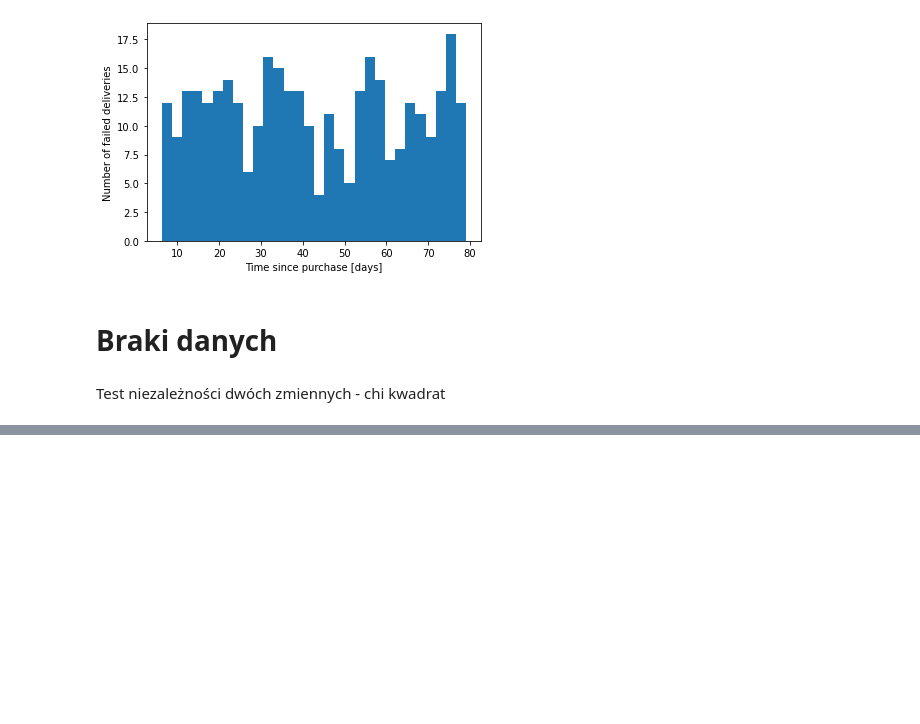
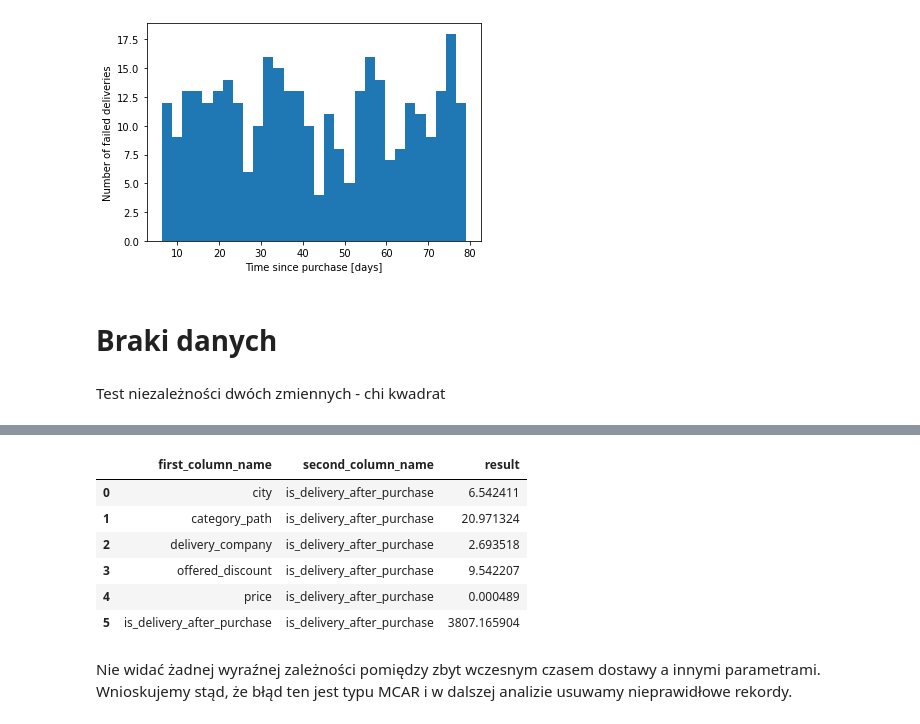
Before and after one commit to plibera/IUM_Project, a Jupyter notebook: dataAnalysis.ipynb, the cells around one changed output, grey strips where cells are left out. Cells and saved outputs as stored; diff of their text form; code cells hidden in the pictures; blank space fills up the shorter version.

```diff
--- a/dataAnalysis.ipynb
+++ b/dataAnalysis.ipynb
@@ -551,0 +509,24 @@ print(chi2(data, [-1, 100]))
+# %%
+#First we have to transform our data - note that we choose dataframe containing all original rows
+
+noDeliveryNullsDataDF = pysqldf("SELECT * FROM projectedDataDF WHERE delivery_timestamp IS NOT NULL")
+
+#create column informing about error
+noDeliveryNullsDataDF["is_delivery_after_purchase"] = 1
+
+
+for index, _ in noDeliveryNullsDataDF.iterrows():
+    if noDeliveryNullsDataDF["purchase_timestamp"].iloc[index] > noDeliveryNullsDataDF["delivery_timestamp"].iloc[index]:
+        noDeliveryNullsDataDF.at[index, "is_delivery_after_purchase"] = 0
+# %%
+constructChi2Table(noDeliveryNullsDataDF, "noDeliveryNullsDataDF", second_column_name="is_delivery_after_purchase", bin_value=-1)
+# %% [output]
+|  | first_column_name | second_column_name | result |
+| 0 | city | is_delivery_after_purchase | 6.542411 |
+| 1 | category_path | is_delivery_after_purchase | 20.971324 |
+| 2 | delivery_company | is_delivery_after_purchase | 2.693518 |
+| 3 | offered_discount | is_delivery_after_purchase | 9.542207 |
+| 4 | price | is_delivery_after_purchase | 0.000489 |
+| 5 | is_delivery_after_purchase | is_delivery_after_purchase | 3807.165904 |
+# %% [markdown]
+Nie widać żadnej wyraźnej zależności pomiędzy zbyt wczesnym czasem dostawy a innymi parametrami. Wnioskujemy stąd, że błąd ten jest typu MCAR i w dalszej analizie usuwamy nieprawidłowe rekordy.
```
Also changed, not shown: parts of 17 cells of this notebook.
